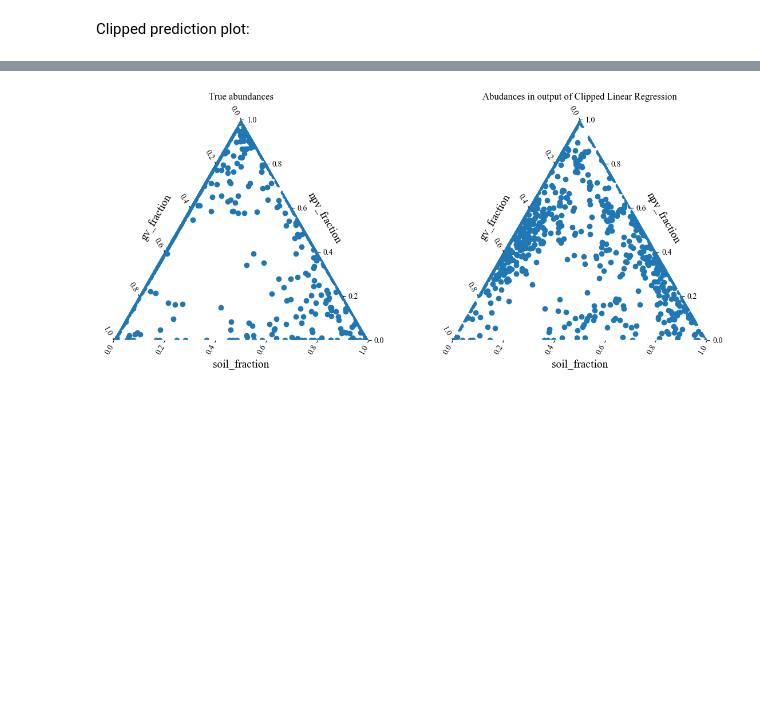
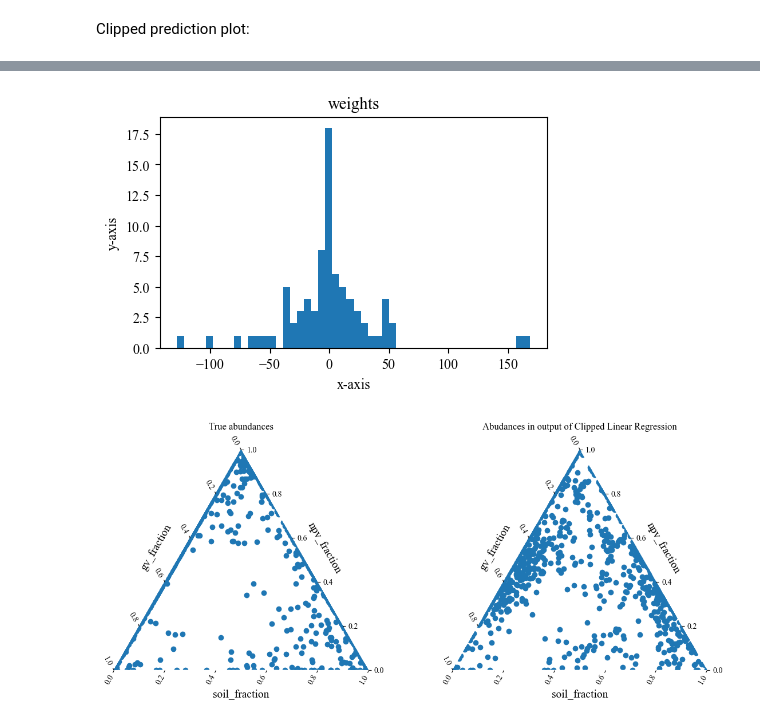
Before and after one commit to utat-ss/FINCH-Science_Unmixing, a Jupyter notebook: runs/classicalml/linear_reg/linear_regression.ipynb, the cells around one changed output, grey strips where cells are left out. Saved outputs shown, nothing was run; the diff lists cells and outputs as text; code cells hidden in the pictures; blank space fills up the shorter version.

```diff
--- a/runs/classicalml/linear_reg/linear_regression.ipynb
+++ b/runs/classicalml/linear_reg/linear_regression.ipynb
@@ -105,3 +105,7 @@ rmse = 0.1307196256416229
+# %%
+helper_functions.simple_histogram(naive_regression.coef_[0], bins=50, title="weights")
+# %% [output]
+[figure, added]
 # %%
 helper_functions.ternary_abundances(y_test, ab_clipped_predictions, model_name="Clipped Linear Regression")
 # %% [output]
```
Also changed, not shown: parts of 4 cells of this notebook.
